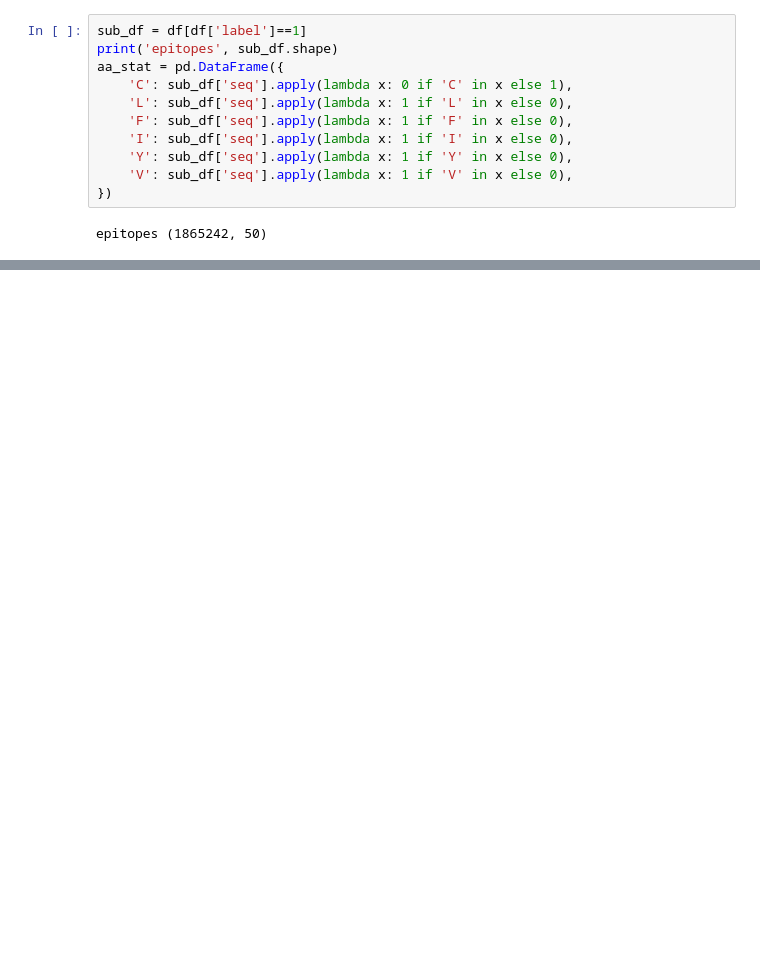
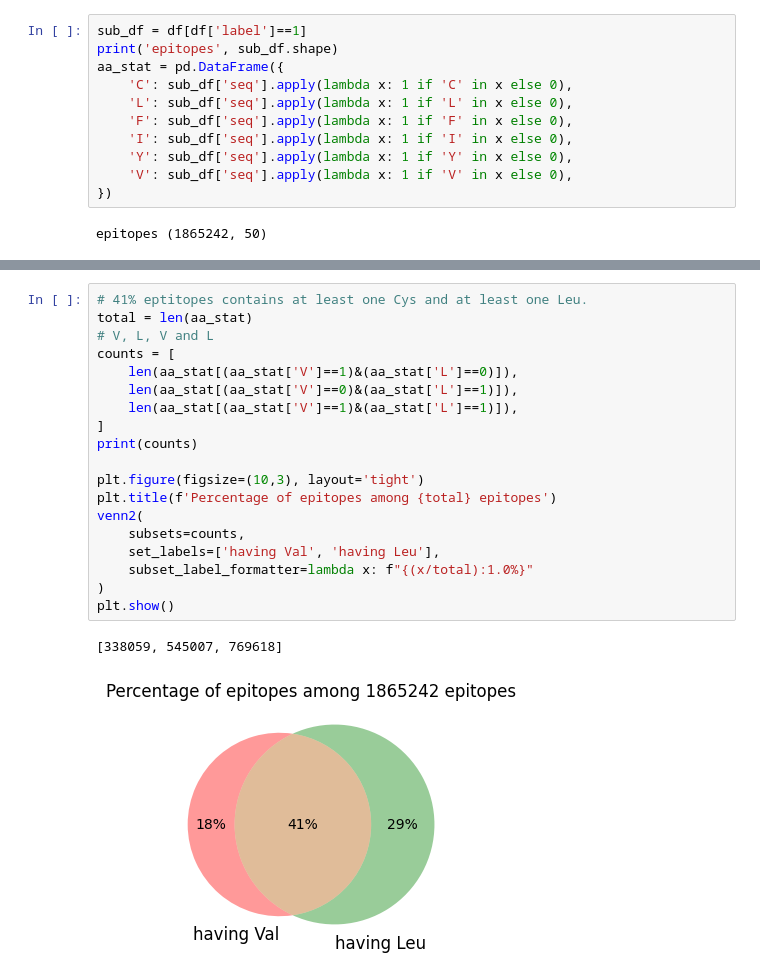
Before and after one commit to Tiezhengyuan/ml_epitope, a Jupyter notebook: src/detect_features.ipynb, the cells around one changed output, grey strips where cells are left out. Cells and saved outputs as stored; diff of their text form; blank space fills up the shorter version.

```diff
--- a/src/detect_features.ipynb
+++ b/src/detect_features.ipynb
@@ -171,7 +171,7 @@ from matplotlib_venn import venn2, venn3
 sub_df = df[df['label']==1]
 print('epitopes', sub_df.shape)
 aa_stat = pd.DataFrame({
-    'C': sub_df['seq'].apply(lambda x: 0 if 'C' in x else 1),
+    'C': sub_df['seq'].apply(lambda x: 1 if 'C' in x else 0),
     'L': sub_df['seq'].apply(lambda x: 1 if 'L' in x else 0),
     'F': sub_df['seq'].apply(lambda x: 1 if 'F' in x else 0),
     'I': sub_df['seq'].apply(lambda x: 1 if 'I' in x else 0),
@@ -201,4 +202,26 @@ plt.show()
 # %% [output]
 [483370, 158937, 1155688]
 [figure]
+# %%
+# 41% eptitopes contains at least one Cys and at least one Leu.
+total = len(aa_stat)
+# V, L, V and L
+counts = [
+    len(aa_stat[(aa_stat['V']==1)&(aa_stat['L']==0)]),
+    len(aa_stat[(aa_stat['V']==0)&(aa_stat['L']==1)]),
+    len(aa_stat[(aa_stat['V']==1)&(aa_stat['L']==1)]),
+]
+print(counts)
+
+plt.figure(figsize=(10,3), layout='tight')
+plt.title(f'Percentage of epitopes among {total} epitopes')
+venn2(
+    subsets=counts,
+    set_labels=['having Val', 'having Leu'],
+    subset_label_formatter=lambda x: f"{(x/total):1.0%}"
+)
+plt.show()
+# %% [output]
+[338059, 545007, 769618]
+[figure, added]
 # %%
```
Also changed, not shown: parts of 4 cells of this notebook, 7 other files.
